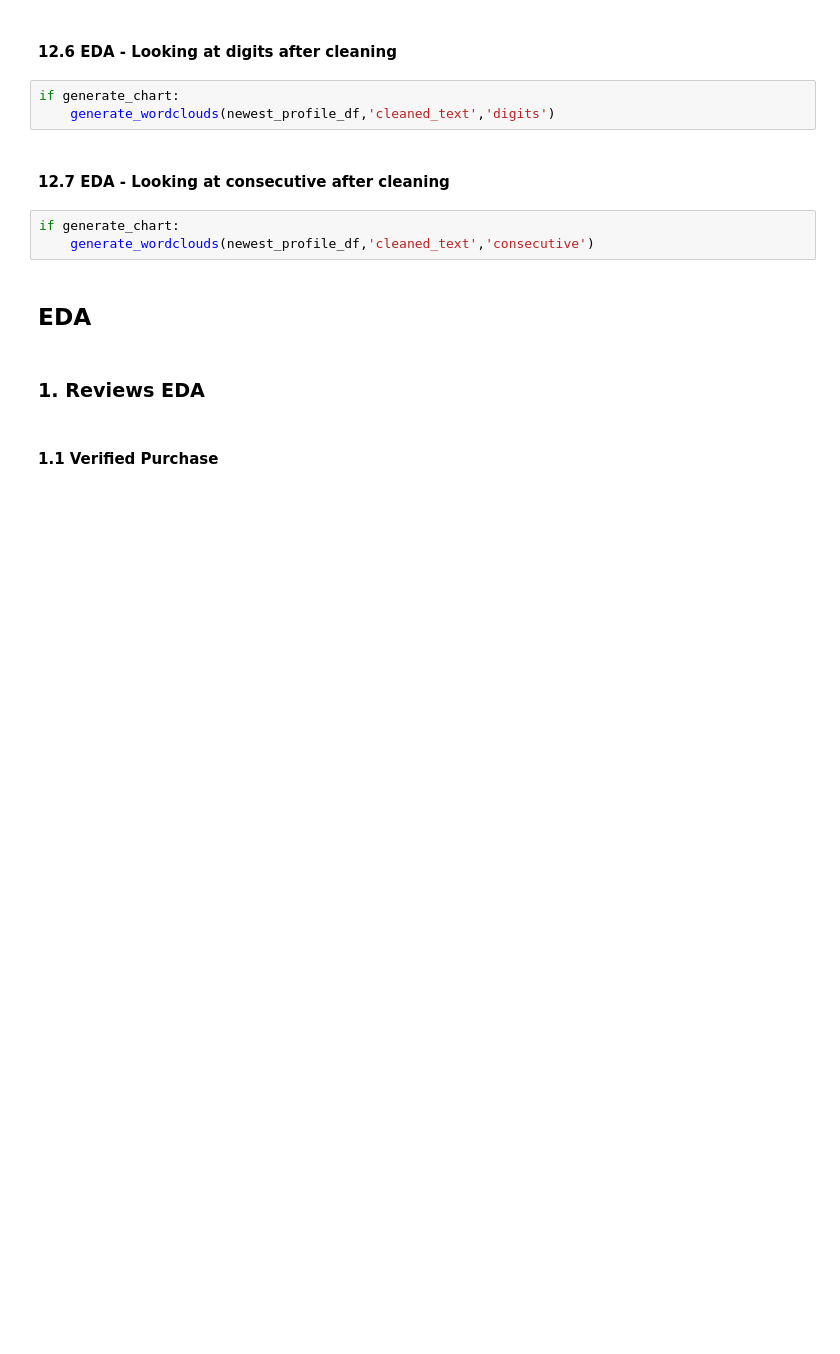
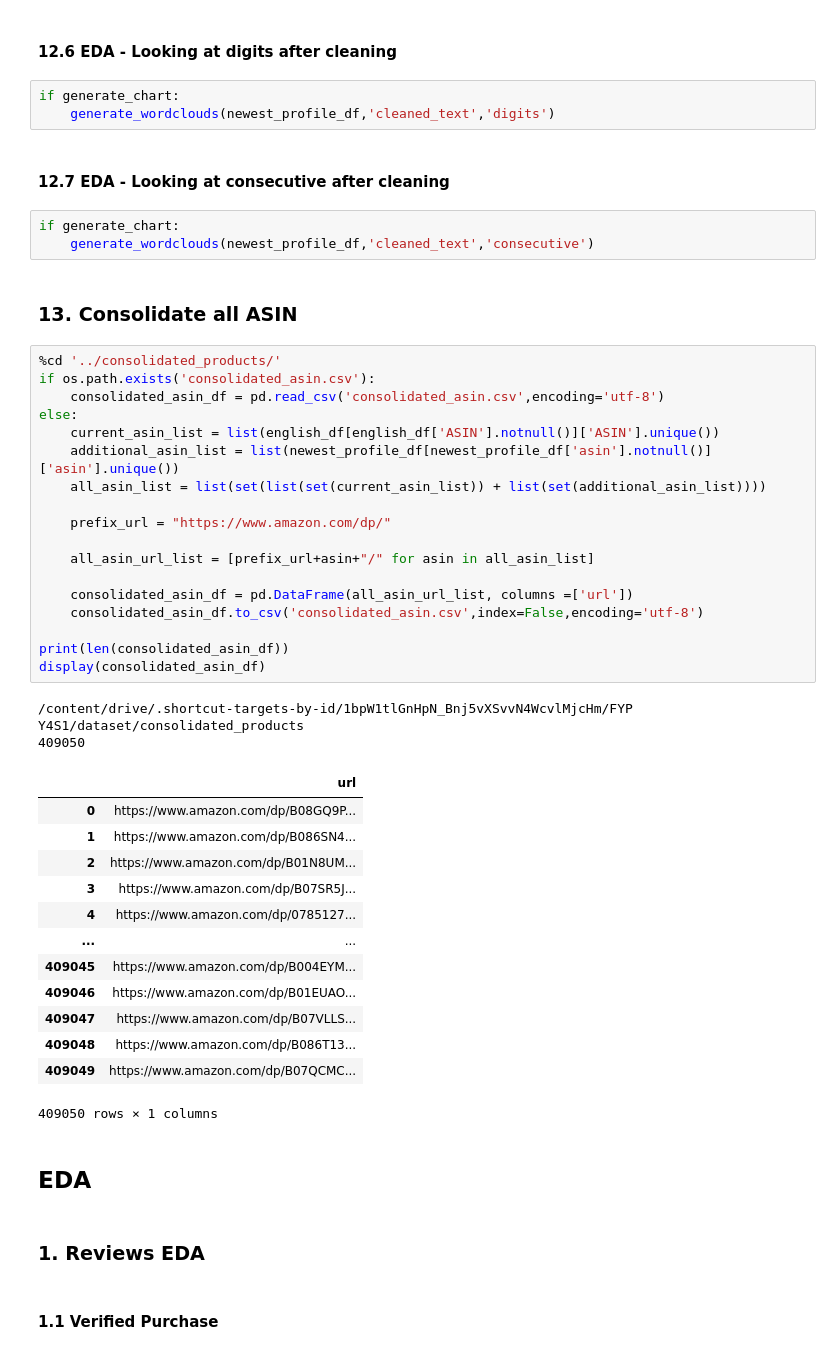
Before and after one commit to junronglau/base-data-generator, a Jupyter notebook: notebooks/preprocess_visualization.ipynb, the cells around one changed output. Saved outputs shown, nothing was run; the diff lists cells and outputs as text; blank space fills up the shorter version.

Commit message:
Added code to retrieve all products' purchasing page

```diff
--- a/notebooks/preprocess_visualization.ipynb
+++ b/notebooks/preprocess_visualization.ipynb
@@ -1012,6 +1018,42 @@ if generate_chart:
 # %%
 if generate_chart:
     generate_wordclouds(newest_profile_df,'cleaned_text','consecutive')
+# %% [markdown]
+### 13. Consolidate all ASIN
+# %%
+%cd '../consolidated_products/'
+if os.path.exists('consolidated_asin.csv'):
+    consolidated_asin_df = pd.read_csv('consolidated_asin.csv',encoding='utf-8')
+else:
+    current_asin_list = list(english_df[english_df['ASIN'].notnull()]['ASIN'].unique())
+    additional_asin_list = list(newest_profile_df[newest_profile_df['asin'].notnull()]['asin'].unique())
+    all_asin_list = list(set(list(set(current_asin_list)) + list(set(additional_asin_list))))
+
+    prefix_url = "https://www.amazon.com/dp/"
+
+    all_asin_url_list = [prefix_url+asin+"/" for asin in all_asin_list]
+
+    consolidated_asin_df = pd.DataFrame(all_asin_url_list, columns =['url'])
+    consolidated_asin_df.to_csv('consolidated_asin.csv',index=False,encoding='utf-8')
+
+print(len(consolidated_asin_df))
+display(consolidated_asin_df)
+# %% [output]
+/content/drive/.shortcut-targets-by-id/1bpW1tlGnHpN_Bnj5vXSvvN4WcvlMjcHm/FYP Y4S1/dataset/consolidated_products
+409050
+|  | url |
+| 0 | https://www.amazon.com/dp/B08GQ9P... |
+| 1 | https://www.amazon.com/dp/B086SN4... |
+| 2 | https://www.amazon.com/dp/B01N8UM... |
+| 3 | https://www.amazon.com/dp/B07SR5J... |
+| 4 | https://www.amazon.com/dp/0785127... |
+| ... | ... |
+| 409045 | https://www.amazon.com/dp/B004EYM... |
+| 409046 | https://www.amazon.com/dp/B01EUAO... |
+| 409047 | https://www.amazon.com/dp/B07VLLS... |
+| 409048 | https://www.amazon.com/dp/B086T13... |
+| 409049 | https://www.amazon.com/dp/B07QCMC... |
+409050 rows × 1 columns
 # %% [markdown]
 ## EDA
 # %% [markdown]
```
Also changed, not shown: parts of 3 cells of this notebook, 2 other files.
